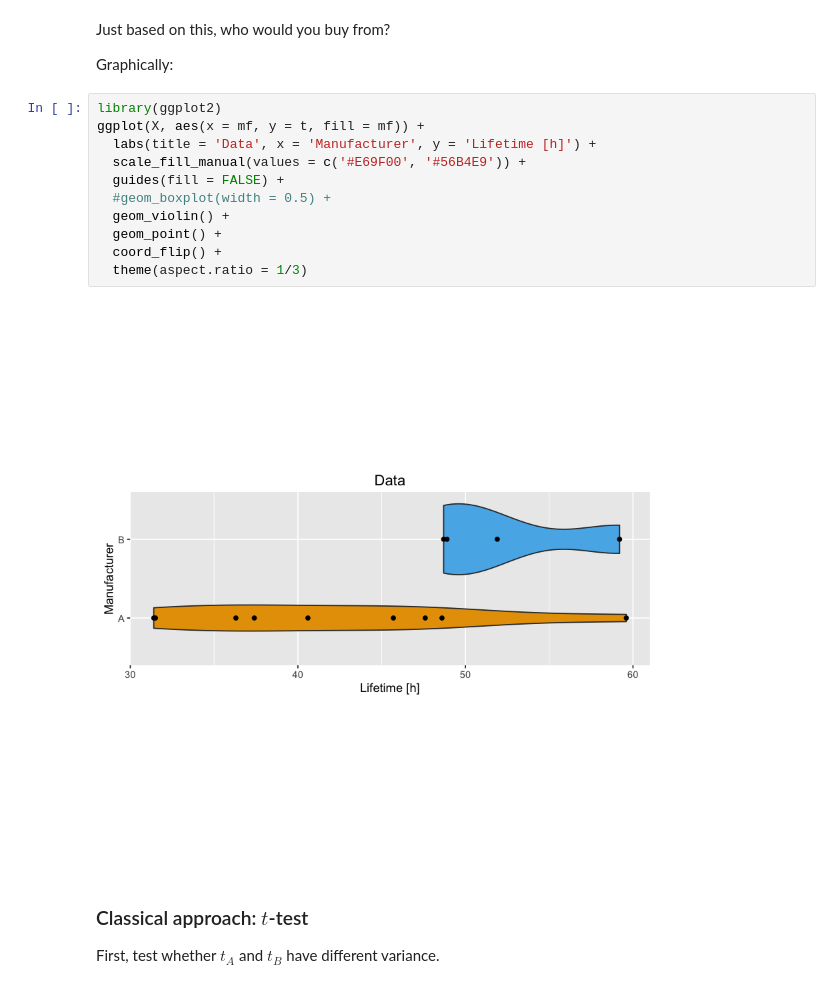
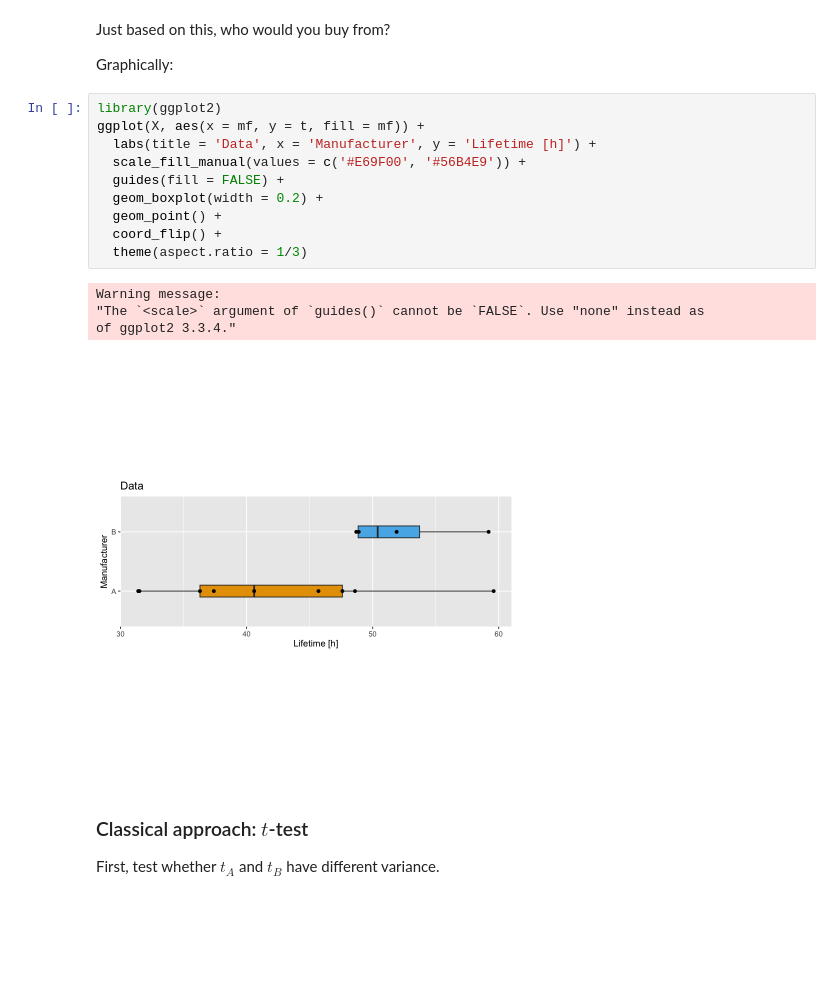
Before and after one commit to chmathys/bayesian-inference-example, a Jupyter notebook: Bayesian Inference Example.ipynb, the cells around one changed output. Saved outputs shown, nothing was run; the diff lists cells and outputs as text; blank space fills up the shorter version.

```diff
--- a/Bayesian Inference Example.ipynb
+++ b/Bayesian Inference Example.ipynb
@@ -37,16 +37,18 @@ Graphically:
 # %%
 library(ggplot2)
 ggplot(X, aes(x = mf, y = t, fill = mf)) +
   labs(title = 'Data', x = 'Manufacturer', y = 'Lifetime [h]') +
   scale_fill_manual(values = c('#E69F00', '#56B4E9')) +
   guides(fill = FALSE) +
-  #geom_boxplot(width = 0.5) +
-  geom_violin() +
+  geom_boxplot(width = 0.2) +
   geom_point() +
   coord_flip() +
   theme(aspect.ratio = 1/3)
 # %% [output]
+Warning message:
+"The `<scale>` argument of `guides()` cannot be `FALSE`. Use "none" instead as
+of ggplot2 3.3.4."
-[figure, old version]
+[figure, new version]
 # %% [markdown]
 ### Classical approach: $t$-test
 
```
Also changed, not shown: parts of 32 cells of this notebook, 1 other file.
